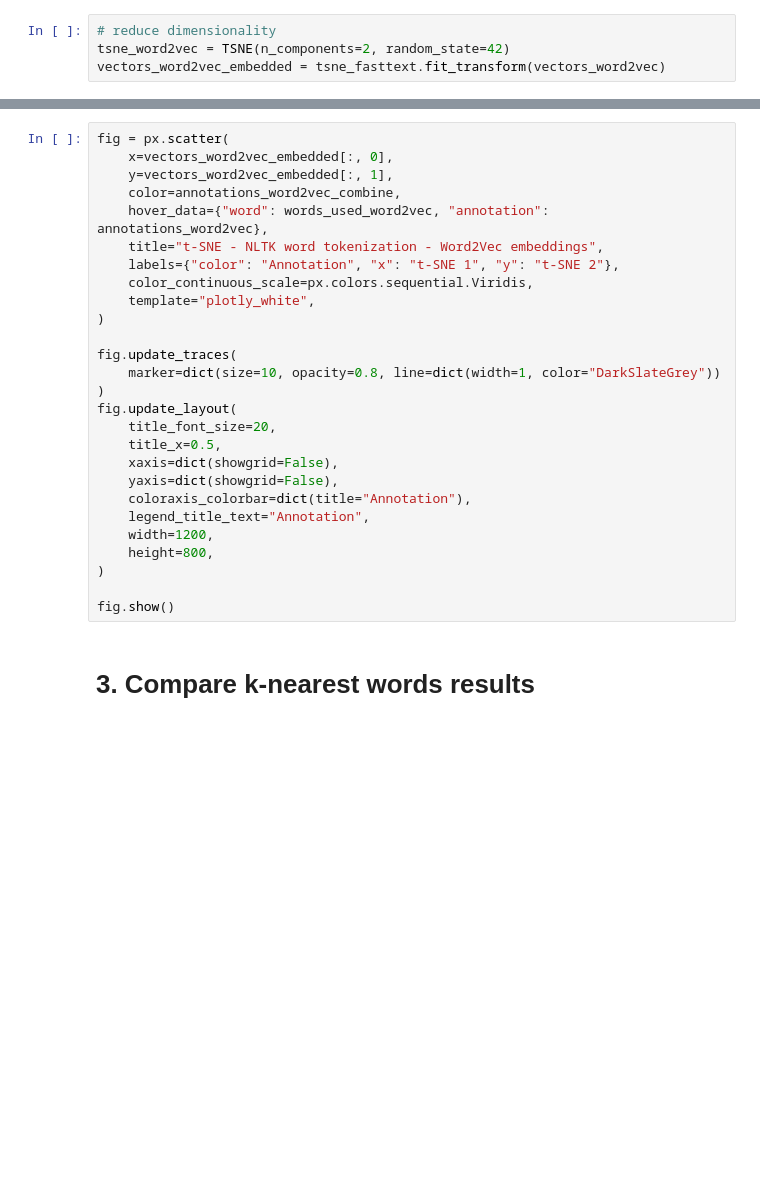
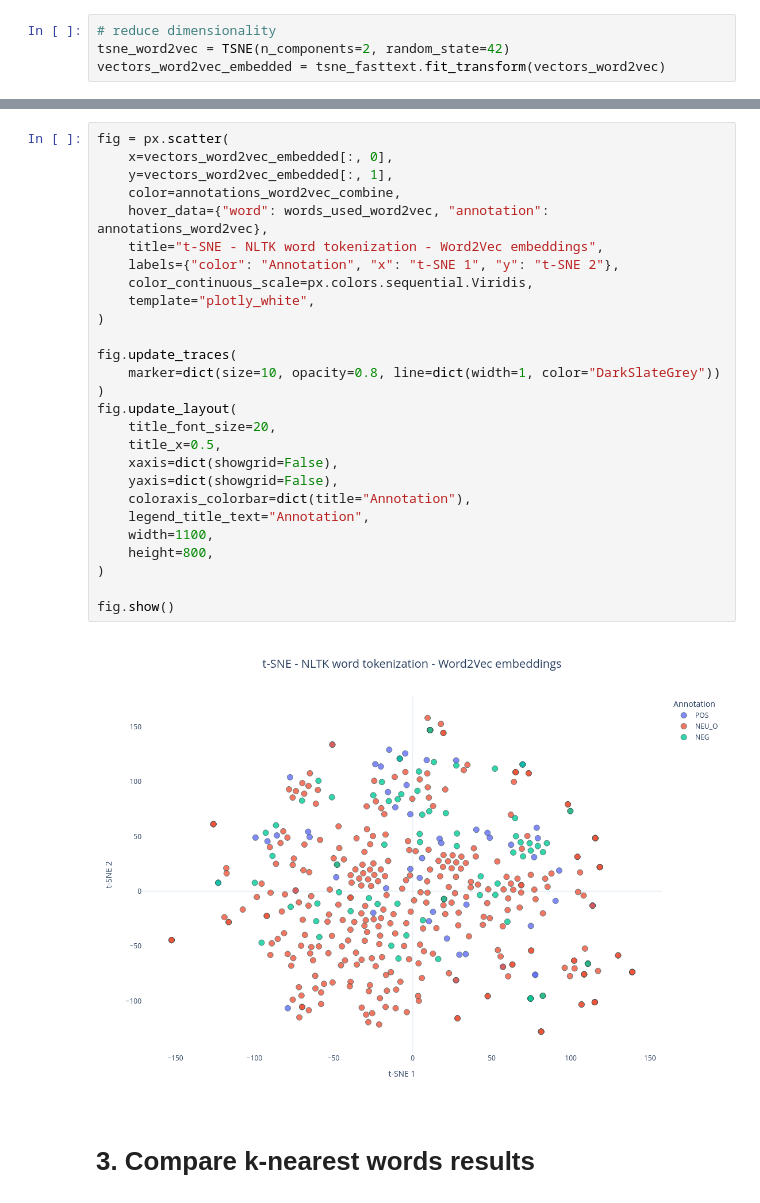
Before and after one commit to stethbo/nlp-winter2024, a Jupyter notebook: word_embeddings.ipynb, the cells around one changed output, grey strips where cells are left out. Cells and saved outputs as stored; diff of their text form; blank space fills up the shorter version.

```diff
--- a/word_embeddings.ipynb
+++ b/word_embeddings.ipynb
@@ -230,30 +236,32 @@ fig.show()
 # %%
 fig = px.scatter(
     x=vectors_word2vec_embedded[:, 0],
     y=vectors_word2vec_embedded[:, 1],
     color=annotations_word2vec_combine,
     hover_data={"word": words_used_word2vec, "annotation": annotations_word2vec},
     title="t-SNE - NLTK word tokenization - Word2Vec embeddings",
     labels={"color": "Annotation", "x": "t-SNE 1", "y": "t-SNE 2"},
     color_continuous_scale=px.colors.sequential.Viridis,
     template="plotly_white",
 )
 
 fig.update_traces(
     marker=dict(size=10, opacity=0.8, line=dict(width=1, color="DarkSlateGrey"))
 )
 fig.update_layout(
     title_font_size=20,
     title_x=0.5,
     xaxis=dict(showgrid=False),
     yaxis=dict(showgrid=False),
     coloraxis_colorbar=dict(title="Annotation"),
     legend_title_text="Annotation",
-    width=1200,
+    width=1100,
     height=800,
 )
 
 fig.show()
+# %% [output]
+[figure, added]
 # %% [markdown]
 # 3. Compare k-nearest words results
 # %%
```
Also changed, not shown: parts of 3 cells of this notebook, 2 other files.
